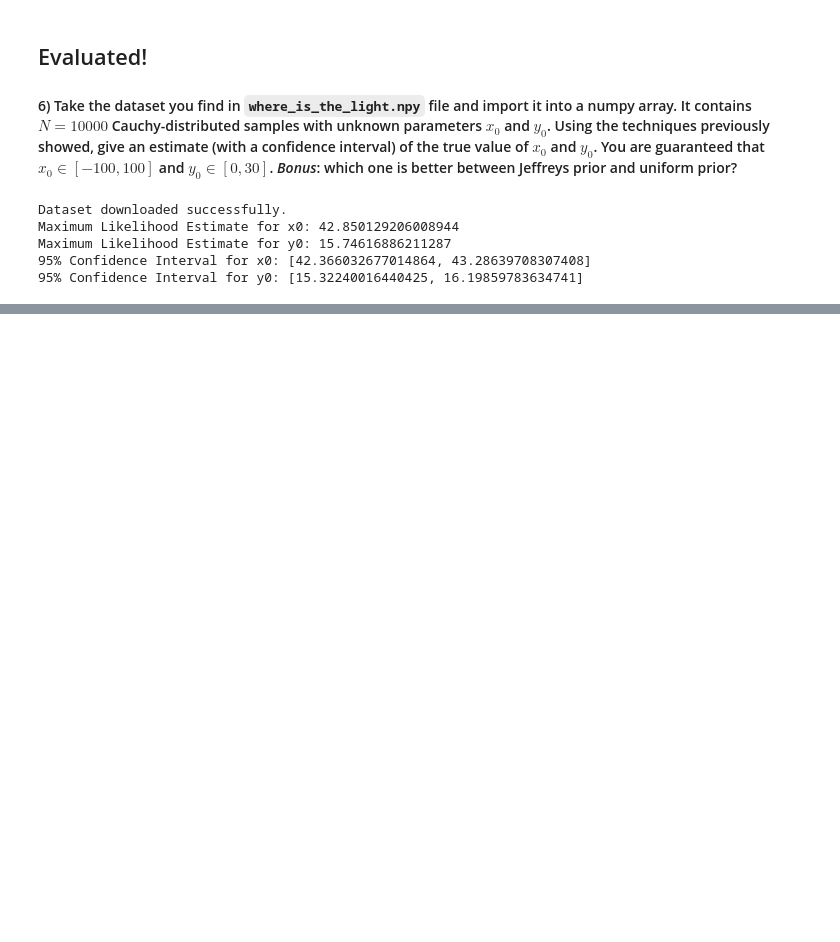
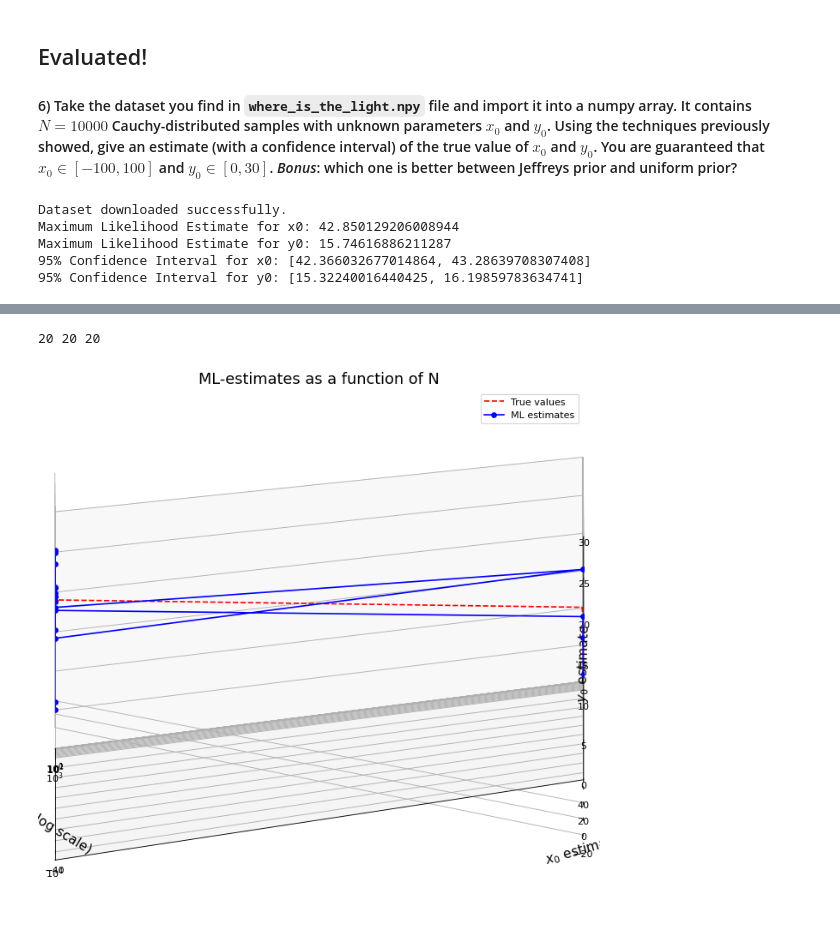
Before and after one commit to Jerry0209/FundamentalLearningEPFL, a Jupyter notebook: TP2/lighthouse_Jerry.ipynb, the cells around one changed output, grey strips where cells are left out. Cells and saved outputs as stored; diff of their text form; code cells hidden in the pictures; blank space fills up the shorter version.

```diff
--- a/TP2/lighthouse_Jerry.ipynb
+++ b/TP2/lighthouse_Jerry.ipynb
@@ -714,0 +879,44 @@ Maximum Likelihood Estimate for y0: 15.74616886211287
+# %%
+# It seems ML-Estimate not correct
+%%time
+tab_N= np.logspace(0, 4, base=10, num=20)
+y0_ML=[]
+x0_ML=[]
+
+def f(params):
+  x0,y0 = params
+  return -loglh(x0,y0,x)
+
+for N in tab_N:
+  x=cauchy.rvs(loc=x0_true,scale=y0_true,size=int(N))
+  xy0 = (np.random.uniform(0,40),np.random.uniform(0,30))
+  #bounds = [(-40,40),(0,50)]
+  optimum = minimize(f,xy0, method='Nelder-Mead')
+  x0_ML.append(optimum.x[0])
+  y0_ML.append(optimum.x[1])
+
+fig = plt.figure(figsize=(12, 10), dpi=80)
+ax = fig.add_subplot(111, projection='3d')
+sizes = np.array([int(N) for N in tab_N])
+print(len(sizes),len(x0_ML), len(y0_ML))
+plt.title('ML-estimates as a function of N', fontsize=16) # More descriptive title
+ax.plot( tab_N, np.full(len(tab_N), x0_true), np.full(len(tab_N), y0_true),color='r', linestyle='--', label='True values') # Improved linestyle and label
+ax.plot(tab_N, x0_ML, y0_ML, marker="o", markersize=5, color='b', ls='-', label='ML estimates') # Changed marker and linestyle
+ax.set_xlabel('N (log scale)', fontsize=14) # Added axis labels
+ax.set_ylabel('$x_0$ estimate', fontsize=14)
+ax.set_zlabel('$y_0$ estimate', fontsize=14)
+
+ax.set_ylim(-50,50)
+ax.set_zlim(0,30)
+ax.set_xscale('log') # Set x-axis to log scale
+
+ax.grid(True) # Add grid lines
+ax.legend() # Add legend
+
+# Improve viewing angle
+ax.view_init(elev=20., azim=-35) # Adjust elevation and azimuth
+
+plt.show()
+# %% [output]
+20 20 20
+[figure, added]
```
Also changed, not shown: parts of 8 cells of this notebook.
